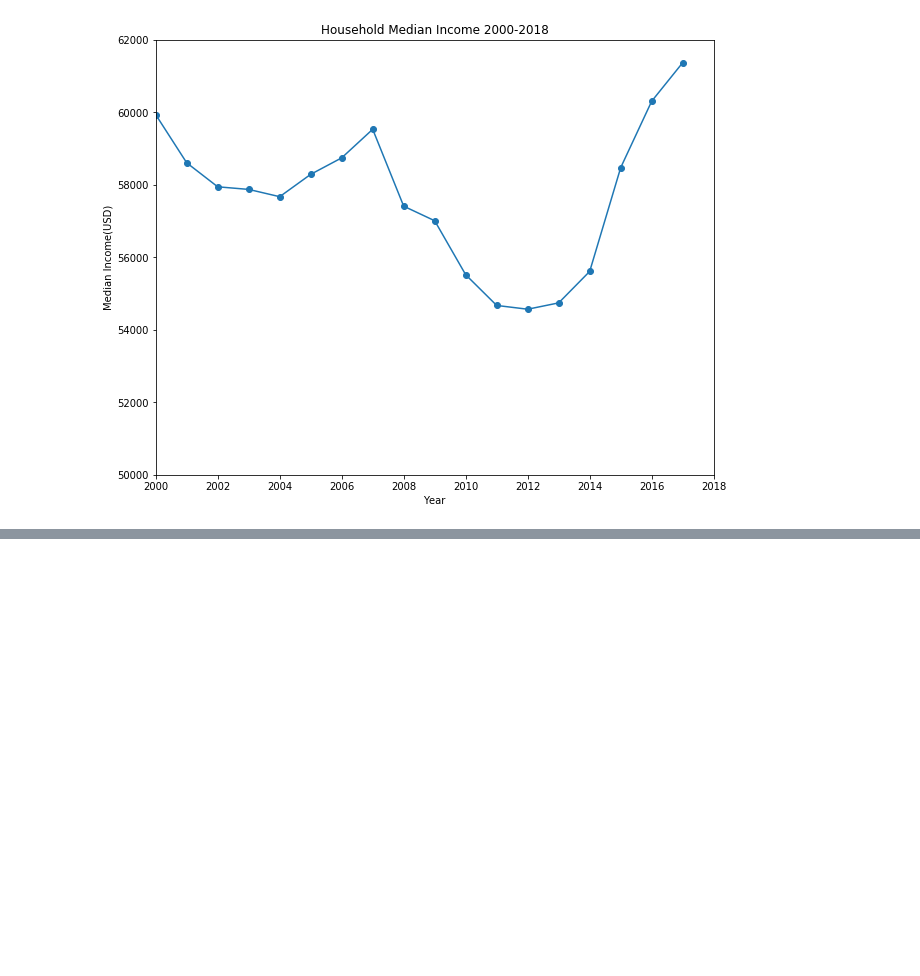
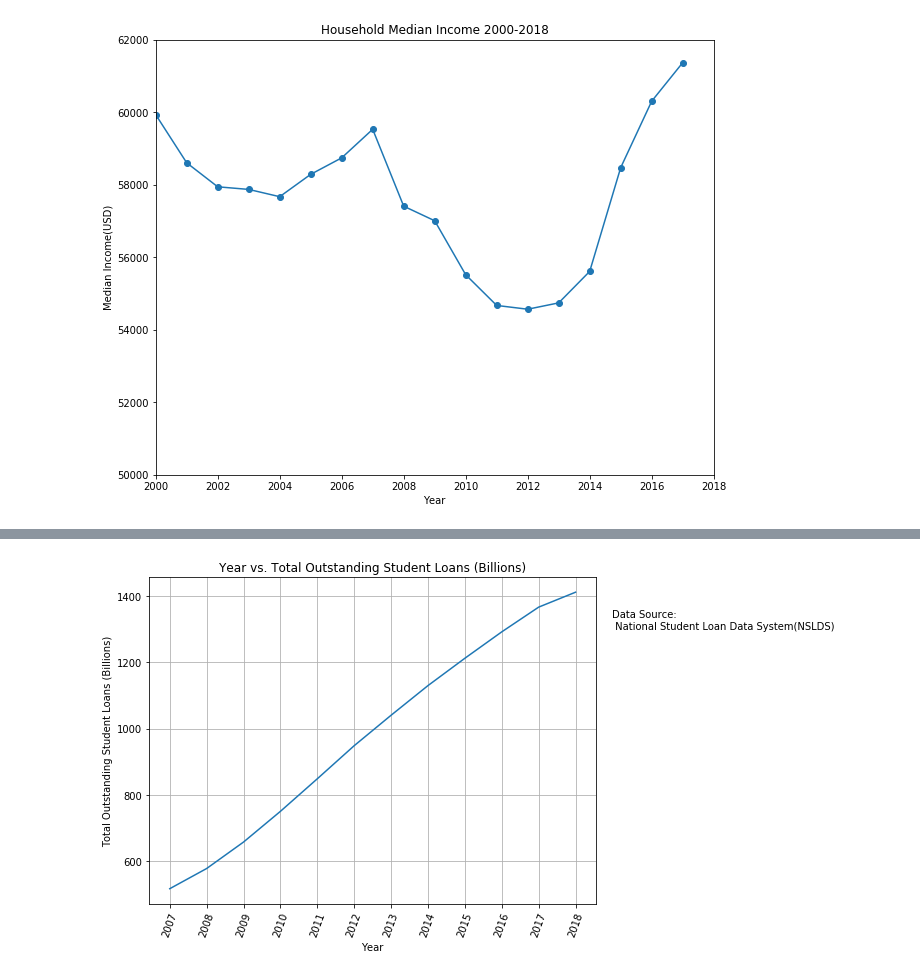
Before and after one commit to Kamran-Wali/Project_Antigravity2, a Jupyter notebook: antigravity.ipynb, the cells around one changed output, grey strips where cells are left out. Saved outputs shown, nothing was run; the diff lists cells and outputs as text; code cells hidden in the pictures; blank space fills up the shorter version.

```diff
--- a/antigravity.ipynb
+++ b/antigravity.ipynb
@@ -229,0 +270,16 @@ plt.show()
+# %%
+#plotting total outstanding loans over years
+plt.figure(figsize = (8,6))
+x_axis = outstanding_loans["Year"]
+y_axis = outstanding_loans["Total Dollars Outstanding"]
+plt.plot(x_axis,y_axis)
+plt.title("Year vs. Total Outstanding Student Loans (Billions)")
+plt.xlabel("Year")
+plt.xticks(rotation=70)
+plt.xticks(np.arange(min(x_axis), max(x_axis)+1, 1.0))
+plt.ylabel("Total Outstanding Student Loans (Billions)")
+plt.grid()
+plt.text(2019,1300, "Data Source: \n National Student Loan Data System(NSLDS)")
+plt.savefig("resource/YearvsTotalStudentLoansOutstanding.png", bbox_inches="tight")
+# %% [output]
+[figure, added]
```
Also changed, not shown: parts of 6 cells of this notebook, 8 other files.
